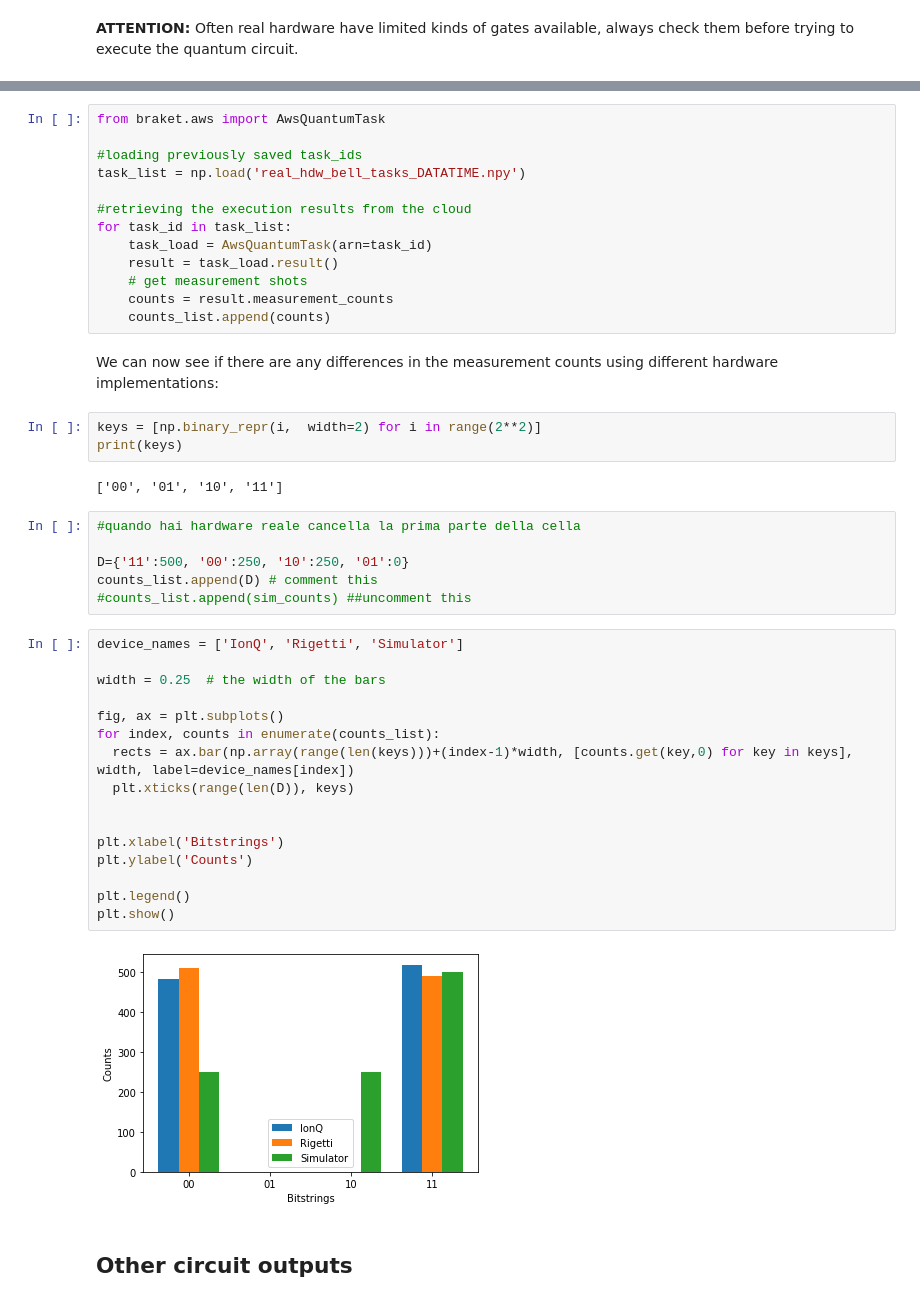
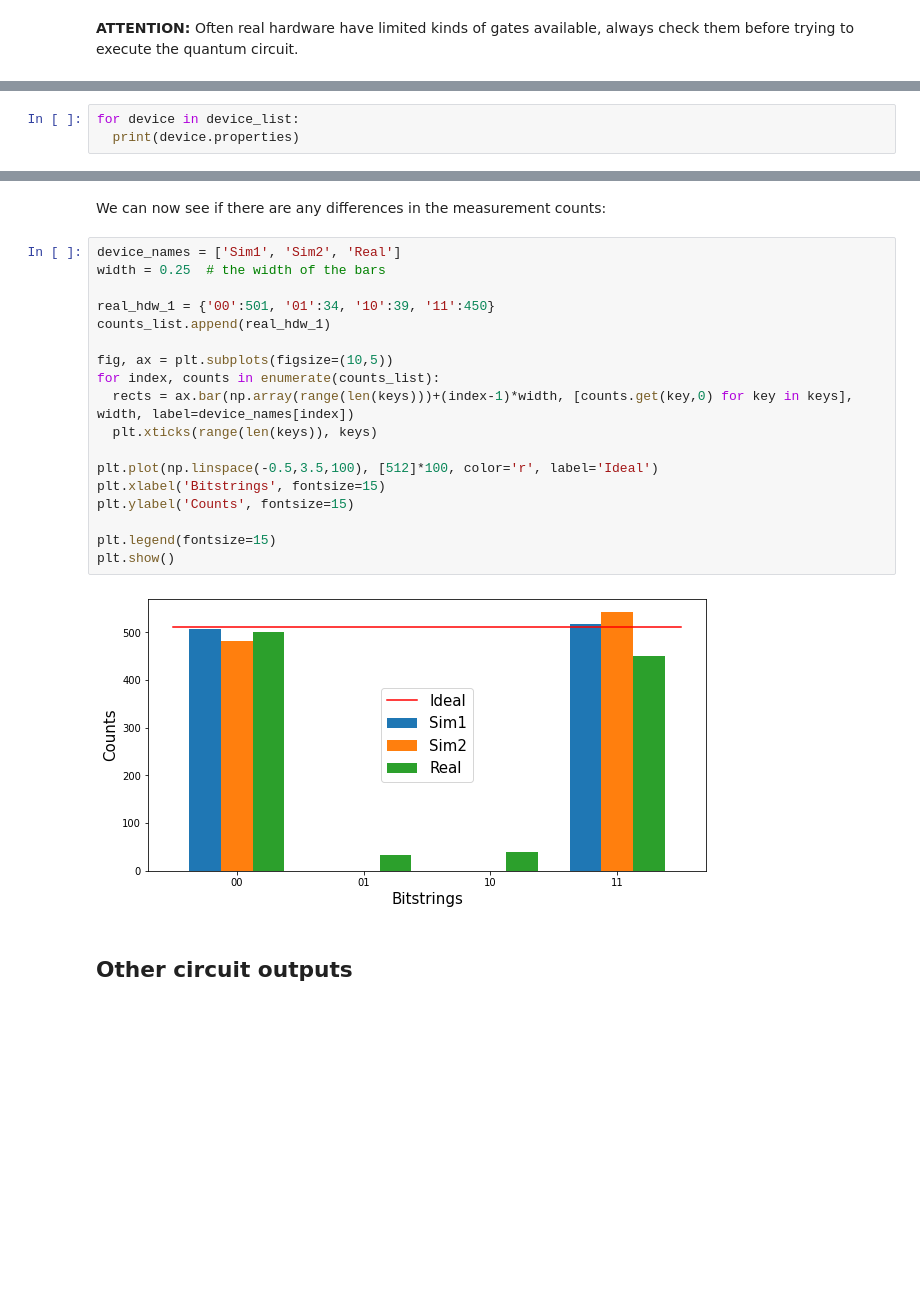
Before and after one commit to fran-scala/Intro_to_QC_beSharp, a Jupyter notebook: beSharp_1.ipynb, the cells around one changed output, grey strips where cells are left out. Drawn from its saved outputs; the diff is of its cells as text; blank space fills up the shorter version.

```diff
--- a/beSharp_1.ipynb
+++ b/beSharp_1.ipynb
@@ -230,0 +243,3 @@ Gate set supported by the device:
+# %%
+for device in device_list:
+  print(device.properties)
@@ -253,47 +338,25 @@ for device in device_list:
-# %%
-from braket.aws import AwsQuantumTask
-
-#loading previously saved task_ids
-task_list = np.load('real_hdw_bell_tasks_DATATIME.npy')
-
-#retrieving the execution results from the cloud
-for task_id in task_list:
-    task_load = AwsQuantumTask(arn=task_id)
-    result = task_load.result()
-    # get measurement shots
-    counts = result.measurement_counts
-    counts_list.append(counts)
 # %% [markdown]
-We can now see if there are any differences in the measurement counts using different hardware implementations:
+We can now see if there are any differences in the measurement counts:
-# %%
-keys = [np.binary_repr(i,  width=2) for i in range(2**2)]
-print(keys)
-# %% [output]
-['00', '01', '10', '11']
-# %%
-#quando hai hardware reale cancella la prima parte della cella
-
-D={'11':500, '00':250, '10':250, '01':0}
-counts_list.append(D) # comment this
-#counts_list.append(sim_counts) ##uncomment this
 # %%
-device_names = ['IonQ', 'Rigetti', 'Simulator']
-
+device_names = ['Sim1', 'Sim2', 'Real']
 width = 0.25  # the width of the bars
 
-fig, ax = plt.subplots()
+real_hdw_1 = {'00':501, '01':34, '10':39, '11':450}
+counts_list.append(real_hdw_1)
+
+fig, ax = plt.subplots(figsize=(10,5))
 for index, counts in enumerate(counts_list):
   rects = ax.bar(np.array(range(len(keys)))+(index-1)*width, [counts.get(key,0) for key in keys], width, label=device_names[index])
-  plt.xticks(range(len(D)), keys)
+  plt.xticks(range(len(keys)), keys)
 
+plt.plot(np.linspace(-0.5,3.5,100), [512]*100, color='r', label='Ideal')
+plt.xlabel('Bitstrings', fontsize=15)
+plt.ylabel('Counts', fontsize=15)
 
-plt.xlabel('Bitstrings')
-plt.ylabel('Counts')
-
-plt.legend()
+plt.legend(fontsize=15)
 plt.show()
 # %% [output]
-[figure, old version]
+[figure, new version]
 # %% [markdown]
 ## Other circuit outputs
 # %% [markdown]
```
Also changed, not shown: parts of 27 cells of this notebook.
